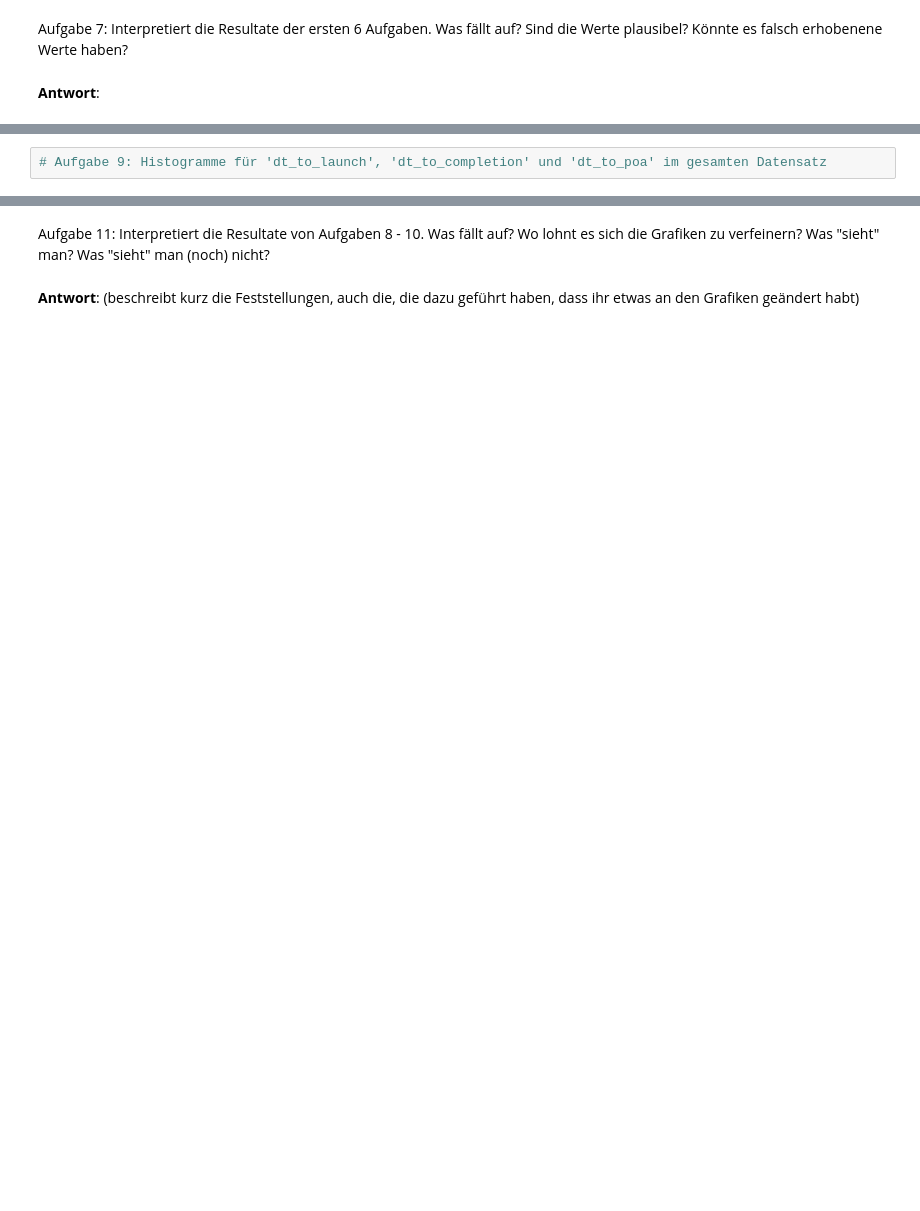
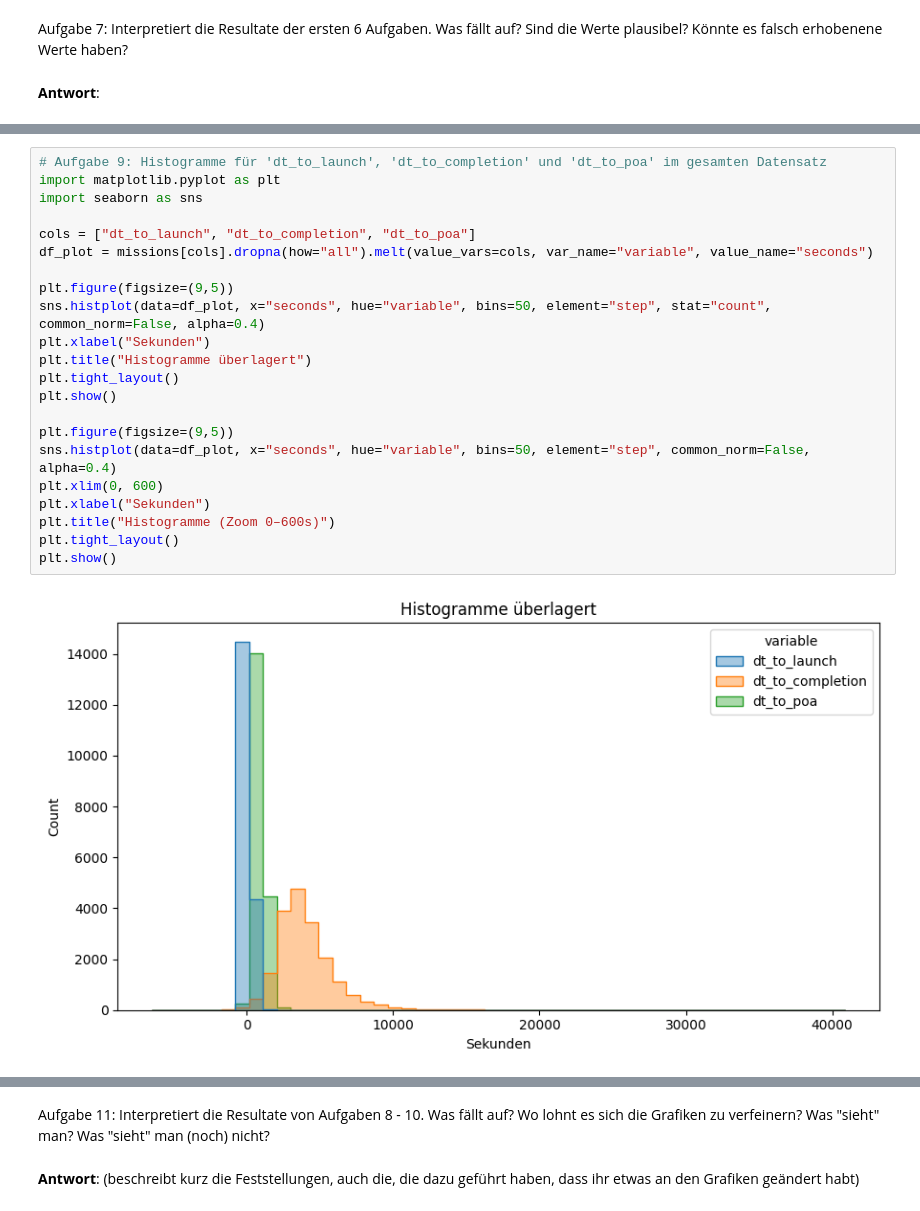
Before and after one commit to macnch33s3/DAANA, a Jupyter notebook: Fallstudie_Rettungswesen/STATI_HS25_Fallstudie_Rettungswesen_01_Verständnis.ipynb, the cells around one changed output, grey strips where cells are left out. Drawn from its saved outputs; the diff is of its cells as text; blank space fills up the shorter version.

```diff
--- a/Fallstudie_Rettungswesen/STATI_HS25_Fallstudie_Rettungswesen_01_Verständnis.ipynb
+++ b/Fallstudie_Rettungswesen/STATI_HS25_Fallstudie_Rettungswesen_01_Verständnis.ipynb
@@ -218,2 +265,24 @@ Was fällt auf? Sind die Werte plausibel? Könnte es falsch erhobenene Werte hab
 # %%
 # Aufgabe 9: Histogramme für 'dt_to_launch', 'dt_to_completion' und 'dt_to_poa' im gesamten Datensatz
+import matplotlib.pyplot as plt
+import seaborn as sns
+
+cols = ["dt_to_launch", "dt_to_completion", "dt_to_poa"]
+df_plot = missions[cols].dropna(how="all").melt(value_vars=cols, var_name="variable", value_name="seconds")
+
+plt.figure(figsize=(9,5))
+sns.histplot(data=df_plot, x="seconds", hue="variable", bins=50, element="step", stat="count", common_norm=False, alpha=0.4)
+plt.xlabel("Sekunden")
+plt.title("Histogramme überlagert")
+plt.tight_layout()
+plt.show()
+
+plt.figure(figsize=(9,5))
+sns.histplot(data=df_plot, x="seconds", hue="variable", bins=50, element="step", common_norm=False, alpha=0.4)
+plt.xlim(0, 600)
+plt.xlabel("Sekunden")
+plt.title("Histogramme (Zoom 0–600s)")
+plt.tight_layout()
+plt.show()
+# %% [output]
+[figure, added]
```
Also changed, not shown: parts of 5 cells of this notebook, 3 other files.
